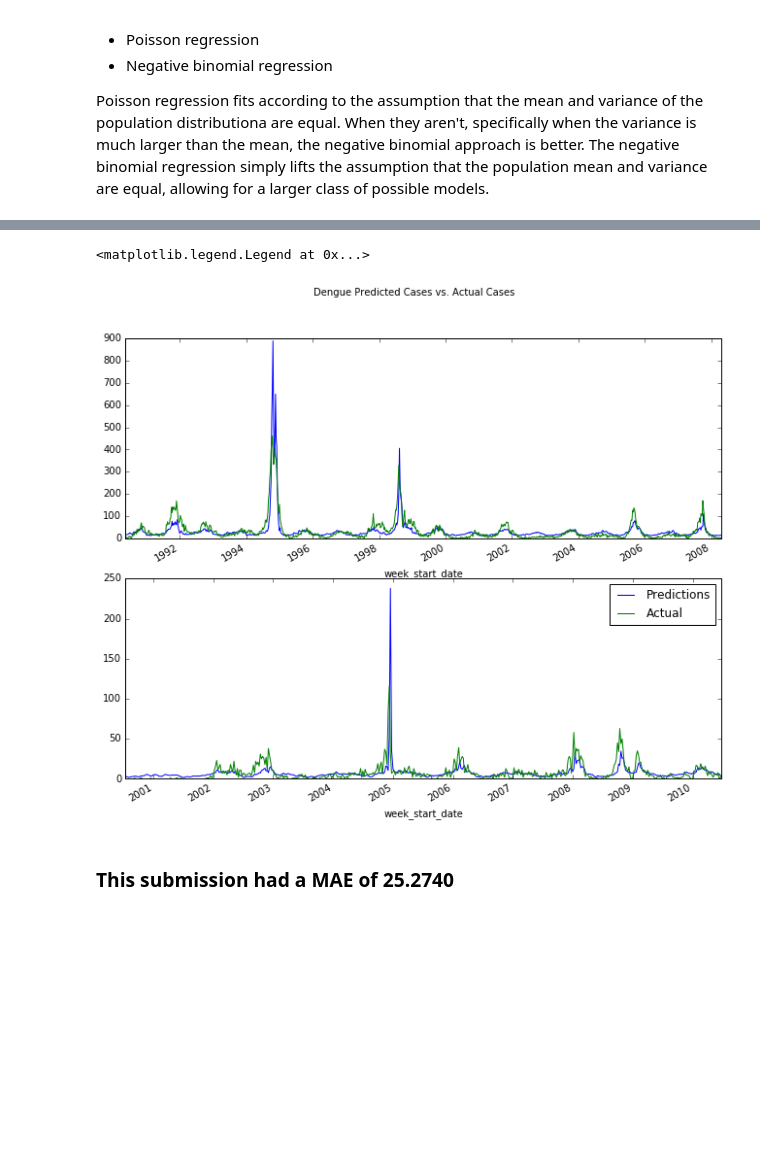
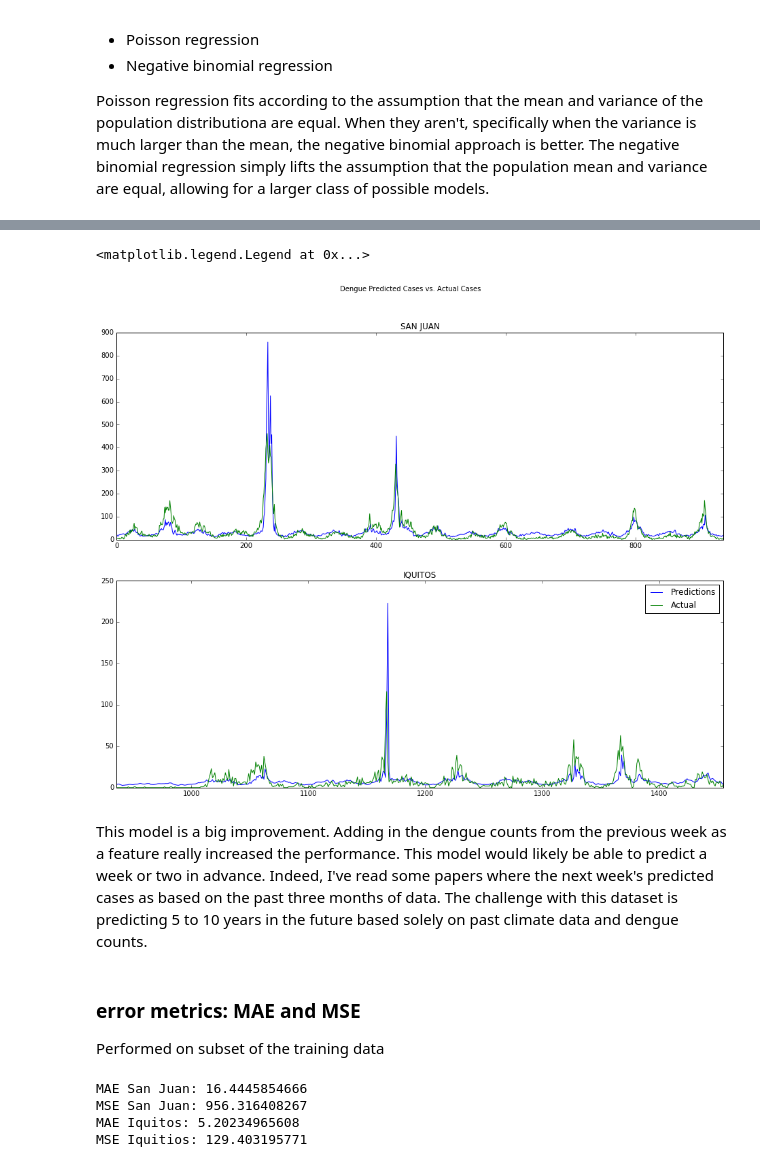
Before and after one commit to jdills26/dengue-fever-prediction, a Jupyter notebook: final-models.ipynb, the cells around one changed output, grey strips where cells are left out. Drawn from its saved outputs; the diff is of its cells as text; code cells hidden in the pictures; blank space fills up the shorter version.

```diff
--- a/final-models.ipynb
+++ b/final-models.ipynb
@@ -98,18 +48,16 @@ iq_test['range_cases']=iq_test['max_cases']- iq_test['min_cases']
 # %%
-#value previous week and two weeks previous
+#value previous week
 #train
 sj['cases_prev_wk'] = sj['total_cases'].shift(1)
 iq['cases_prev_wk'] = iq['total_cases'].shift(1)
-
-sj['cases_prev_wk2'] = sj['total_cases'].shift(2)
-iq['cases_prev_wk2'] = iq['total_cases'].shift(2)
 
 #test
 sj_test['cases_prev_wk'] = sj_test['total_cases'].shift(1)
 iq_test['cases_prev_wk'] = iq_test['total_cases'].shift(1)
 
-sj_test['cases_prev_wk2'] = sj_test['total_cases'].shift(2)
-iq_test['cases_prev_wk2'] = iq_test['total_cases'].shift(2)
+#need to make sure no NaNs added when creating moving avg or getting previous week values
+sj.fillna(method='bfill', inplace=True)
+iq.fillna(method='bfill', inplace=True)
+
+sj_test.fillna(method='bfill', inplace=True)
+sj_test.fillna(method='bfill', inplace=True)
-# %%
-sj.dropna(inplace=True)
-iq.dropna(inplace=True)
@@ -345,16 +274,16 @@ def get_best_model(train, test):
 
 
 
+
     model_formula = "total_cases ~ 1 + " \
-                     'month +'\
-                     'rolling_reanalysis_min_air_temp_k +'\
-                     'rolling_reanalysis_air_temp_k +'\
-                     'rolling_reanalysis_avg_temp_k +'\
-                     'rolling_reanalysis_dew_point_temp_k +'\
-                     'rolling_reanalysis_specific_humidity_g_per_kg +'\
-                     'rolling_reanalysis_sat_precip_amt_mm +'\
-                     'cases_prev_wk +'\
-                     'cases_prev_wk2'
+                    "rolling_avg_reanalysis_specific_humidity_g_per_kg + " \
+                    "rolling_avg_reanalysis_dew_point_temp_k + " \
+                    "rolling_avg_station_min_temp_c + " \
+                    "rolling_avg_station_avg_temp_c + " \
+                    "station_min_temp_c + "\
+                    "reanalysis_dew_point_temp_k +" \
+                    "cases_prev_wk"
+
 
     grid = 10 ** np.arange(-8, -3, dtype=np.float64)
 
@@ -397,21 +326,37 @@ best score =  2.91888868882
 # %%
-figs, axes = plt.subplots(nrows=2, ncols=1,figsize=(11, 9))
+figs, axes = plt.subplots(nrows=2, ncols=1,figsize=(16, 12))
 
 # plot sj
-sj['fitted'] = sj_best_model.fittedvalues
+sj['fitted'] = sj_best_model.predict(X_sj)
 sj.fitted.plot(ax=axes[0], label="Predictions")
-sj.total_cases.plot(ax=axes[0], label="Actual")
+sj.total_cases.plot(ax=axes[0], label="Actual", title="SAN JUAN")
 
 # plot iq
-iq['fitted'] = iq_best_model.fittedvalues
+iq['fitted'] = iq_best_model.predict(X_iq)
 iq.fitted.plot(ax=axes[1], label="Predictions")
-iq.total_cases.plot(ax=axes[1], label="Actual")
+iq.total_cases.plot(ax=axes[1], label="Actual", title="IQUITOS")
 
 plt.suptitle("Dengue Predicted Cases vs. Actual Cases")
 plt.legend()
 # %% [output]
 <matplotlib.legend.Legend at 0x...>
-[figure, old version]
+[figure, new version]
+# %% [markdown]
+This model is a big improvement.  Adding in the dengue counts from the previous week as a feature really increased the performance. This model would likely be able to predict a week or two in advance.  Indeed, I've read some papers where the next week's predicted cases as based on the past three months of data.  The challenge with this dataset is predicting 5 to 10 years in the future based solely on past climate data and dengue counts.
+# %% [markdown]
+### error metrics: MAE and MSE
+Performed on subset of the training data
+# %%
+from sklearn.metrics import mean_absolute_error, mean_squared_error
+print("MAE San Juan:", mean_absolute_error(sj['total_cases'], sj['fitted']))
+print("MSE San Juan:", mean_squared_error(sj['total_cases'], sj['fitted']))
+print("MAE Iquitos:", mean_absolute_error(iq['total_cases'], iq['fitted']))
+print("MSE Iquitios:", mean_squared_error(iq['total_cases'], iq['fitted']))
+# %% [output]
+MAE San Juan: 16.4445854666
+MSE San Juan: 956.316408267
+MAE Iquitos: 5.20234965608
+MSE Iquitios: 129.403195771
 # %%
 sj_predictions = sj_best_model.predict(X_sj_t).astype(int)
 iq_predictions = iq_best_model.predict(X_iq_t).astype(int)
@@ -424,2 +368,0 @@ submission.to_csv("glm_improved.csv")
-# %% [markdown]
-### This submission had a MAE of 25.2740
```
Also changed, not shown: parts of 25 cells of this notebook.
